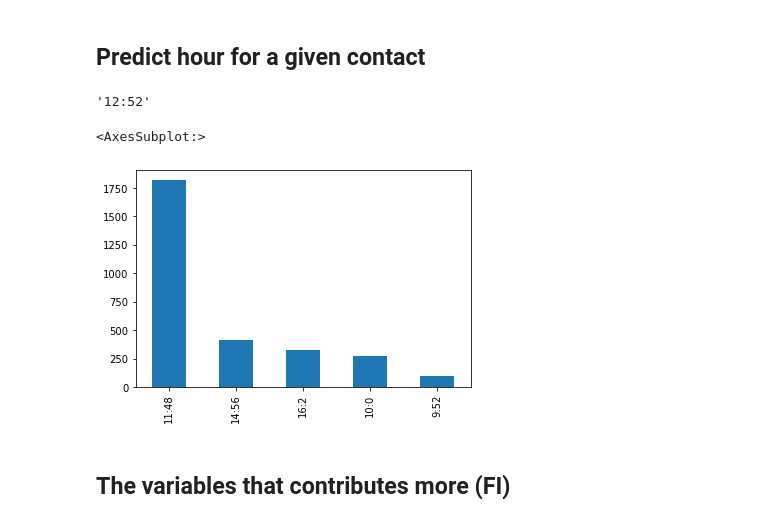
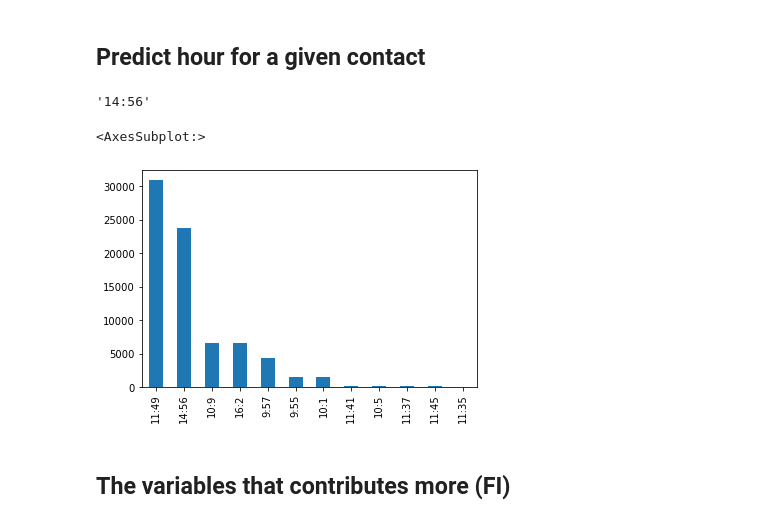
Before and after one commit to pptr3/send-time-optimization, a Jupyter notebook: ml_model/ML-model-Regressor.ipynb, the cells around one changed output. Saved outputs shown, nothing was run; the diff lists cells and outputs as text; code cells hidden in the pictures.

```diff
--- a/ml_model/ML-model-Regressor.ipynb
+++ b/ml_model/ML-model-Regressor.ipynb
@@ -540,7 +605,7 @@ X_train, X_test, y_train, y_test = train_test_split(X, y, test_size=0.30, random
 X_train.reset_index(drop=True, inplace=True)
 X_test.reset_index(drop=True, inplace=True)
 # %%
-regr = RandomForestRegressor(max_depth=2)
+regr = RandomForestRegressor()
 regr.fit(X_train, y_train)
 # %% [output]
 RandomForestRegressor(max_depth=2)
@@ -566,17 +631,17 @@ hash_contatto = df_train['HashContatto'].unique()[0]
 comm = df_train['COMUNICATION.COMUNICATION_NAME'].unique()[2]
 get_sent_hour(regr, hash_contatto, comm, df_train, X_train)
 # %% [output]
-'12:52'
+'14:56'
 # %%
 ll = []
 for i in df_train['HashContatto'].unique():
     for j in df_train['COMUNICATION.COMUNICATION_NAME'].unique():
         ll.append(get_sent_hour(regr, i, j, df_train, X_train))
 # %%
-pd.Series(l).value_counts().plot(kind='bar')
+pd.Series(ll).value_counts().plot(kind='bar')
 # %% [output]
 <AxesSubplot:>
-[figure, old version]
+[figure, new version]
 # %% [markdown]
 ## The variables that contributes more (FI)
 # %%
```
Also changed, not shown: parts of 6 cells of this notebook.
